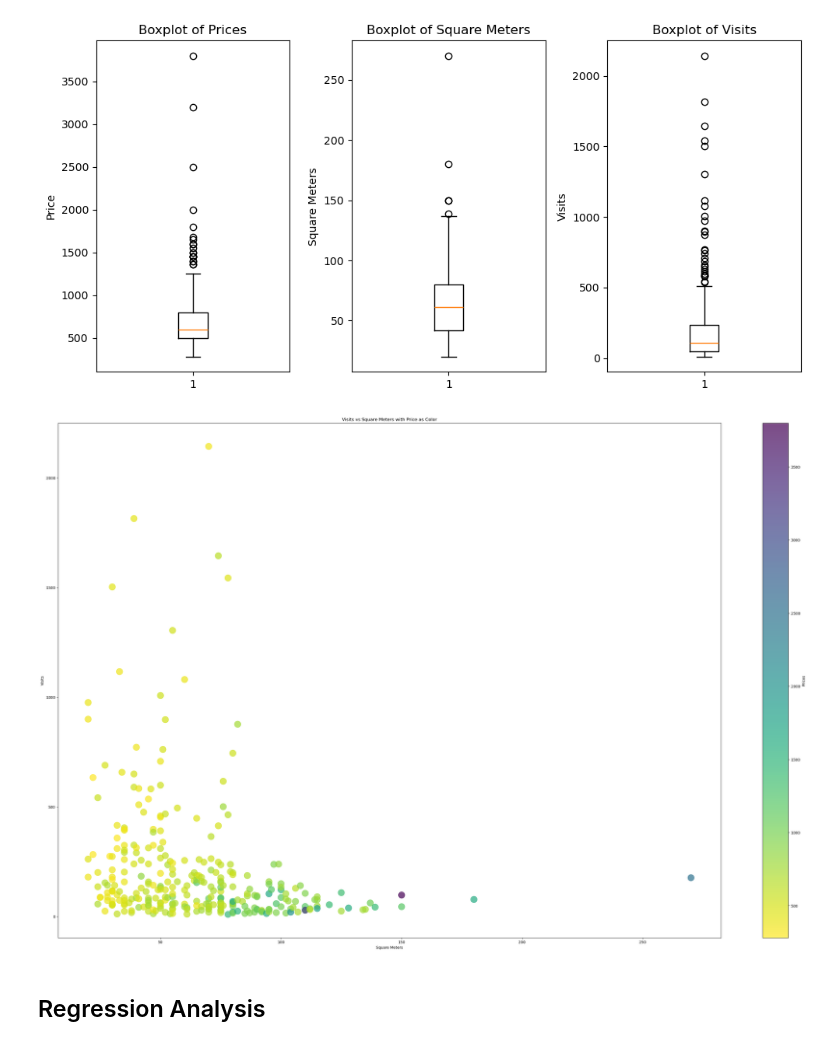
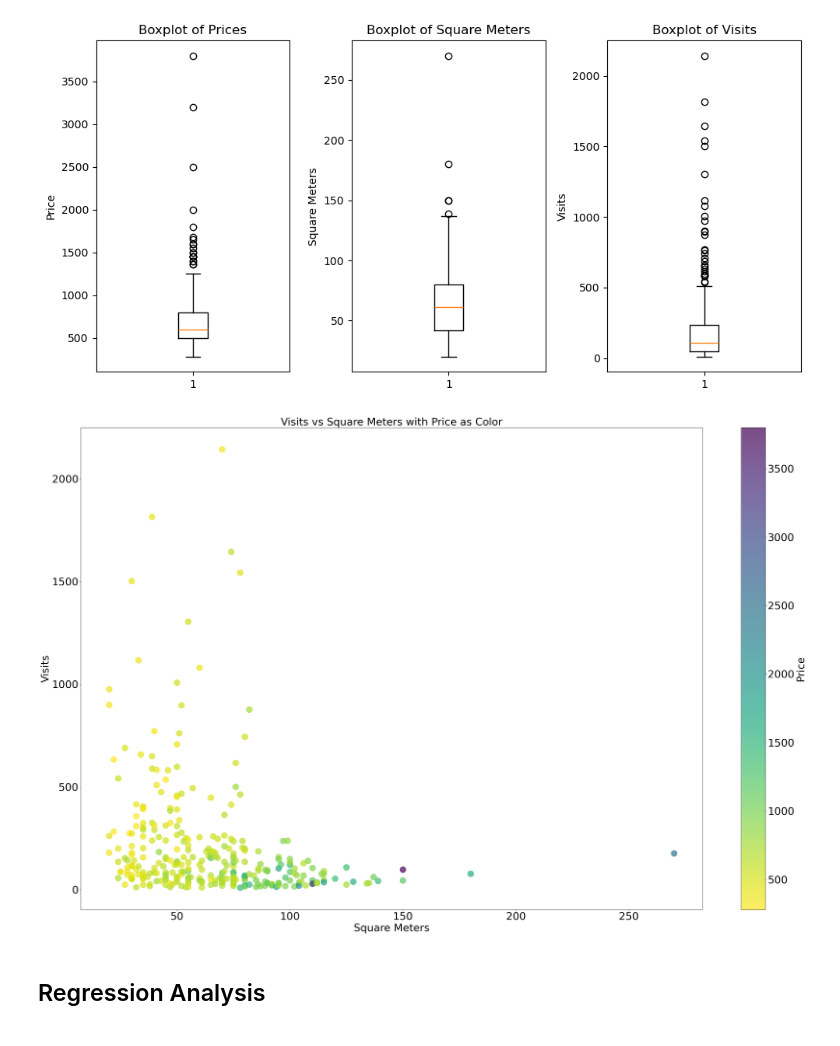
Before and after one commit to DSkapinakis/web-scraping-real-estate-analytics, a Jupyter notebook: implementation.ipynb, the cells around one changed output. Drawn from its saved outputs; the diff is of its cells as text; code cells hidden in the pictures.

```diff
--- a/implementation.ipynb
+++ b/implementation.ipynb
@@ -86,28 +80,31 @@ plt.show()
 # %%
 # Sort the DataFrame based on square meters
 df_sorted = data_transformed.sort_values(by='Square Meters')
 
 # Extracting sorted data from DataFrame
 prices_sorted = df_sorted['Price']
 locations_sorted = df_sorted['Location']
 square_meters_sorted = df_sorted['Square Meters']
-visits_sorted = df_sorted['visits']  # Assuming 'Visits' is the column representing the number of visits
+visits_sorted = df_sorted['visits']
 
 # Creating scatter plot
 plt.figure(figsize=(40, 25))
 scatter = plt.scatter(square_meters_sorted, visits_sorted, c=prices_sorted, cmap='viridis_r', alpha=0.7, s=300)
 
 # Adding color bar for the visits
 cbar = plt.colorbar(scatter)
-cbar.set_label('Prices')
+cbar.set_label('Price', fontsize = 30)
+cbar.ax.tick_params(labelsize=30)
 
 # Adding labels and title
-plt.xlabel('Square Meters')
-plt.ylabel('Visits')
-plt.title('Visits vs Square Meters with Price as Color')
+plt.xlabel('Square Meters', fontsize = 30)
+plt.ylabel('Visits', fontsize = 30)
+plt.title('Visits vs Square Meters with Price as Color', fontsize = 30)
 
+plt.xticks(fontsize=30)
+plt.yticks(fontsize=30)
 plt.show()
 # %% [output]
-[figure, old version]
+[figure, new version]
 # %% [markdown]
 ## Regression Analysis
```
Also changed, not shown: parts of 19 cells of this notebook, 1 other file.
